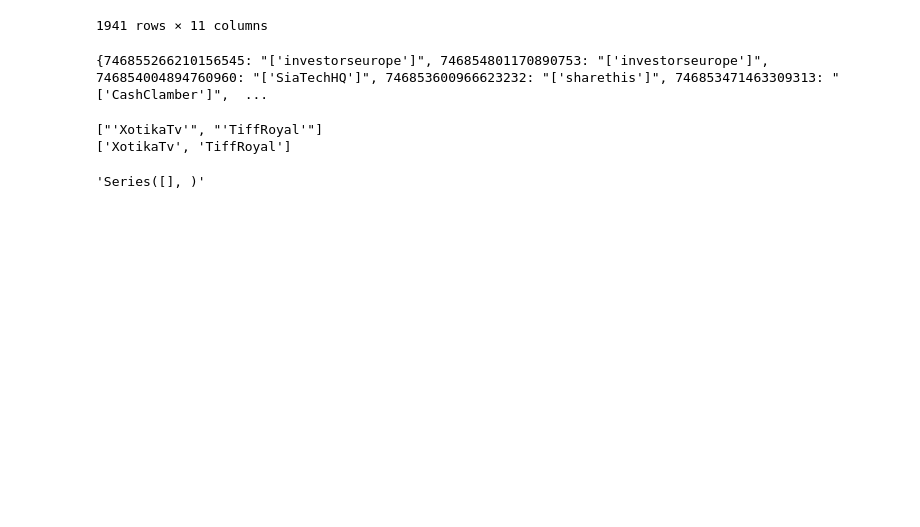
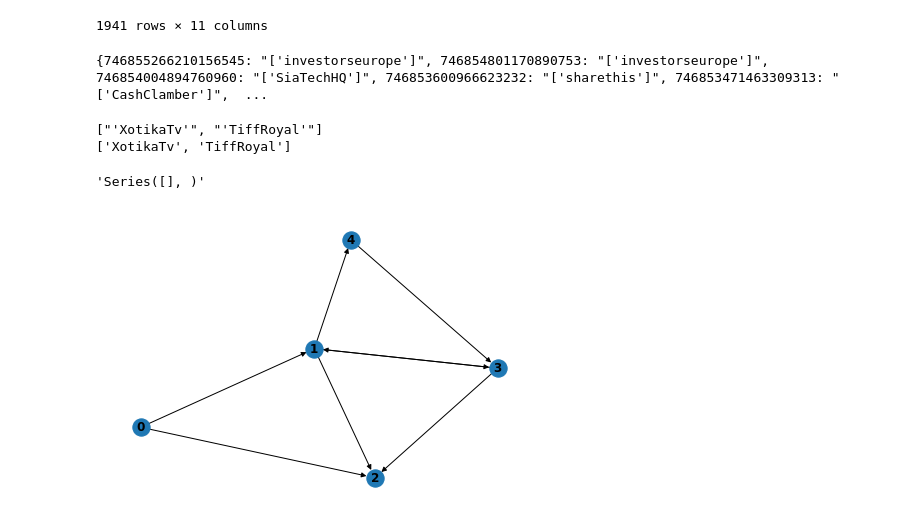
Before and after one commit to vishwakulkarni/Social-media-impact-cryptocurrency, a Jupyter notebook: Data_Mining_project.ipynb, the cells around one changed output. Drawn from its saved outputs; the diff is of its cells as text; code cells hidden in the pictures; blank space fills up the shorter version.

```diff
--- a/Data_Mining_project.ipynb
+++ b/Data_Mining_project.ipynb
@@ -288,3 +288,13 @@ print(res,)
 x
 # %% [output]
 'Series([], )'
+# %%
+import networkx as nx
+import matplotlib.pyplot as plt
+G=nx.DiGraph()
+G.add_node(0),G.add_node(1),G.add_node(2),G.add_node(3),G.add_node(4)
+G.add_edge(0, 1),G.add_edge(1, 2),G.add_edge(0, 2),G.add_edge(1, 4),G.add_edge(1, 3),G.add_edge(3, 2),G.add_edge(3,1),G.add_edge(4,3)
+nx.draw(G, with_labels=True, font_weight='bold')
+plt.show()
+# %% [output]
+[figure, added]
```
Also changed, not shown: parts of 1 cell of this notebook, 2 other files.
